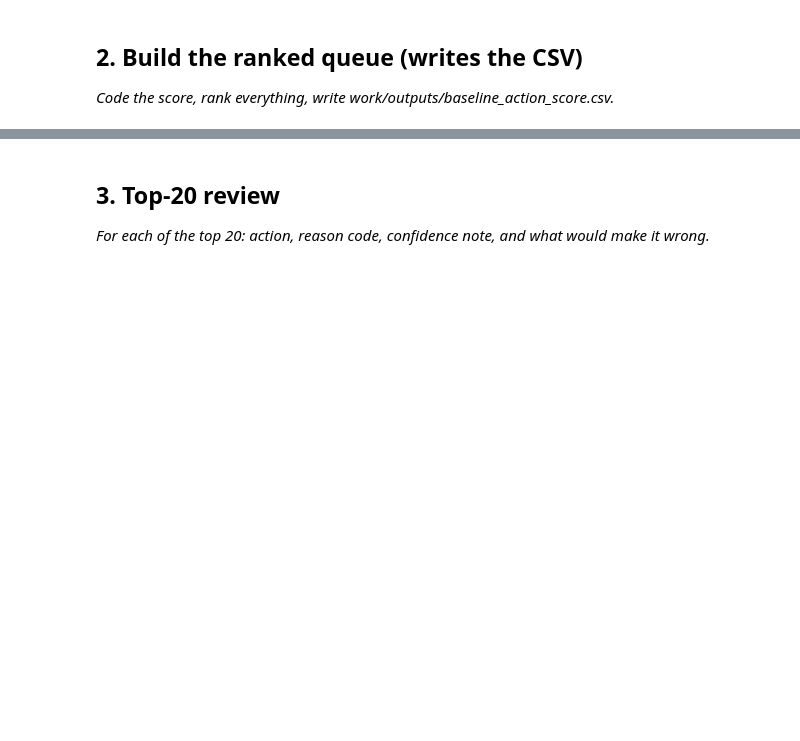
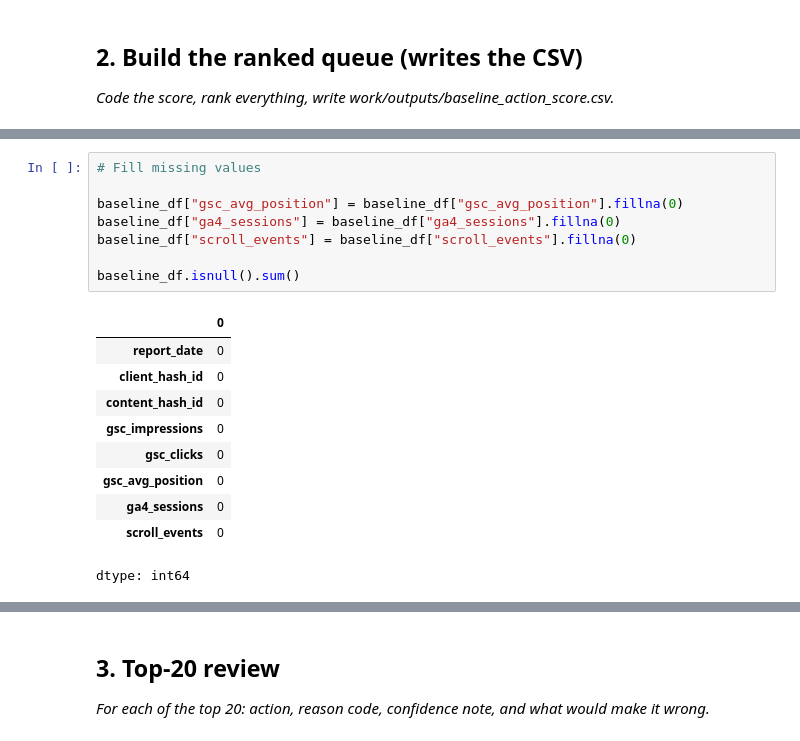
Before and after one commit to ShardhaBatra/flyrank-ml-internship, a Jupyter notebook: work/notebooks/w04_baseline_score.ipynb, the cells around one changed output, grey strips where cells are left out. Drawn from its saved outputs; the diff is of its cells as text; blank space fills up the shorter version.

```diff
--- a/work/notebooks/w04_baseline_score.ipynb
+++ b/work/notebooks/w04_baseline_score.ipynb
@@ -16,0 +76,19 @@ This skeleton is yours to fill. Work the sections **in order** — each one has
+# %%
+# Fill missing values
+
+baseline_df["gsc_avg_position"] = baseline_df["gsc_avg_position"].fillna(0)
+baseline_df["ga4_sessions"] = baseline_df["ga4_sessions"].fillna(0)
+baseline_df["scroll_events"] = baseline_df["scroll_events"].fillna(0)
+
+baseline_df.isnull().sum()
+# %% [output]
+|  | 0 |
+| report_date | 0 |
+| client_hash_id | 0 |
+| content_hash_id | 0 |
+| gsc_impressions | 0 |
+| gsc_clicks | 0 |
+| gsc_avg_position | 0 |
+| ga4_sessions | 0 |
+| scroll_events | 0 |
+dtype: int64
```
Also changed, not shown: parts of 7 cells of this notebook.
